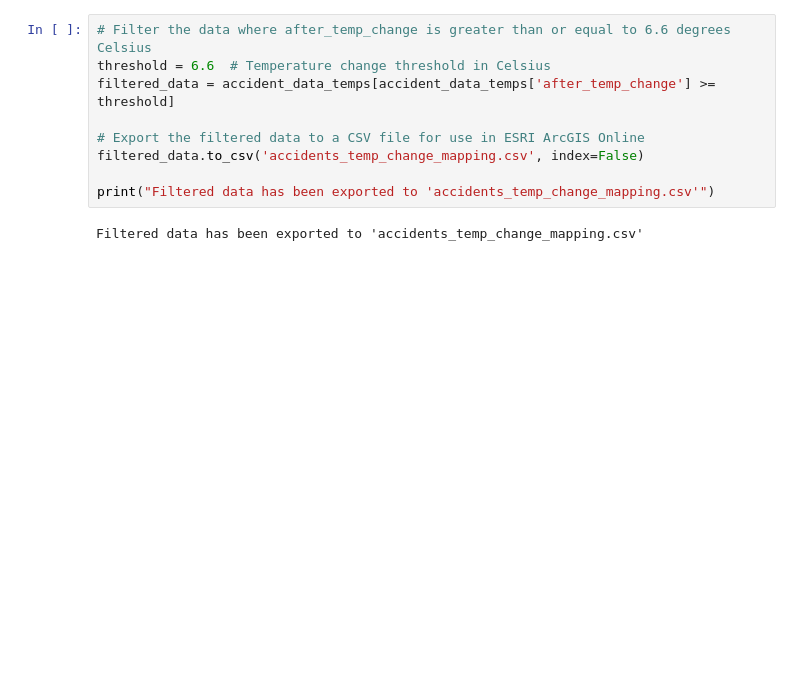
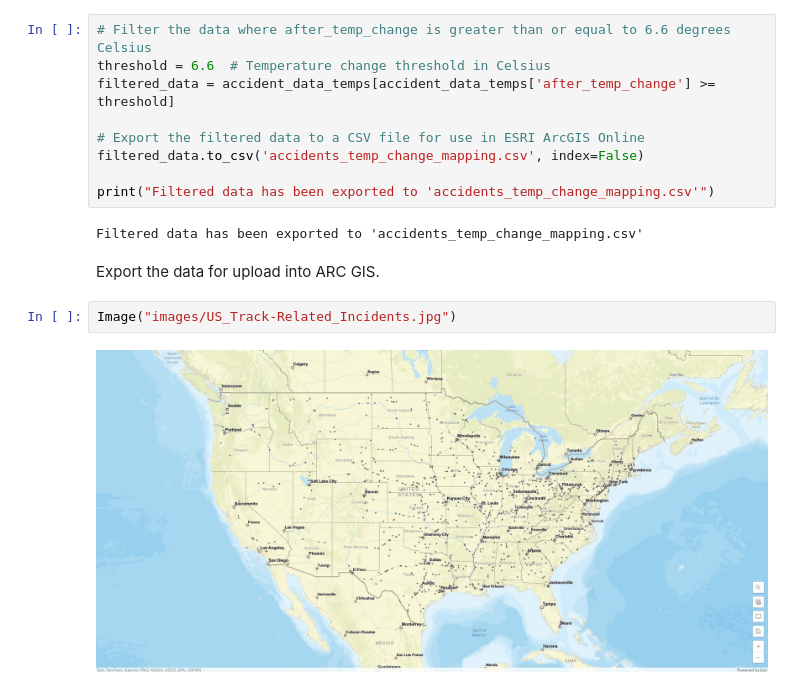
Before and after one commit to NRSchaaf/Railroad_Accidents, a Jupyter notebook: weathering_the_rails_analysis.ipynb, the cells around one changed output. Cells and saved outputs as stored; diff of their text form; blank space fills up the shorter version.

```diff
--- a/weathering_the_rails_analysis.ipynb
+++ b/weathering_the_rails_analysis.ipynb
@@ -544,3 +667,9 @@ filtered_data.to_csv('accidents_temp_change_mapping.csv', index=False)
 print("Filtered data has been exported to 'accidents_temp_change_mapping.csv'")
 # %% [output]
 Filtered data has been exported to 'accidents_temp_change_mapping.csv'
+# %% [markdown]
+Export the data for upload into ARC GIS.
+# %%
+Image("images/US_Track-Related_Incidents.jpg")
+# %% [output]
+[figure, added]
```
Also changed, not shown: parts of 49 cells of this notebook, 2 other files.
